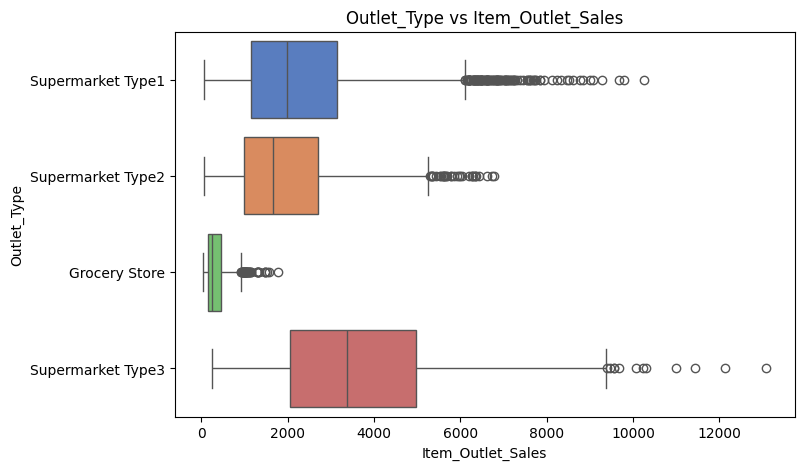
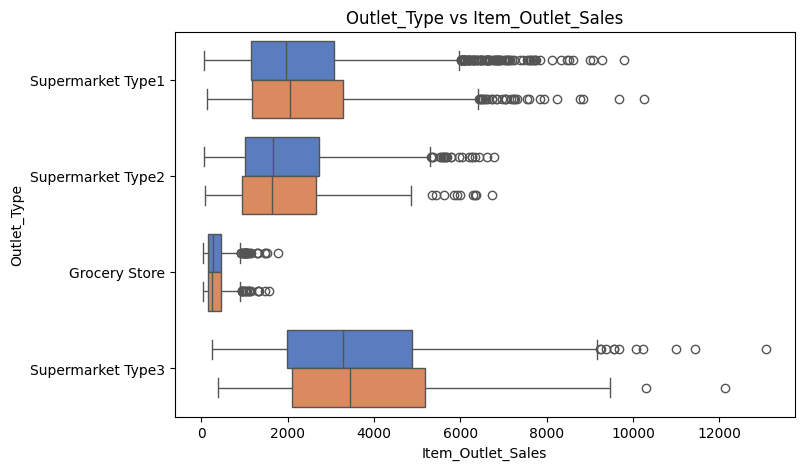
The notebook cell's code change between the first figure and the second:
--- before
+++ after
@@ -1,5 +1,5 @@
 # 2. Multivariate Visualization: Outlet_Type vs Target (Item_Outlet_Sales)
 plt.figure(figsize=(8, 5))
-sns.boxplot(data=df, x='Item_Outlet_Sales', y='Outlet_Type', palette='muted')
+sns.boxplot(data=df, x='Item_Outlet_Sales', y='Outlet_Type',  hue='Item_Fat_Content', palette='muted', legend=False)
 plt.title('Outlet_Type vs Item_Outlet_Sales')
 plt.xlabel('Item_Outlet_Sales')

Commit: Created using Colab